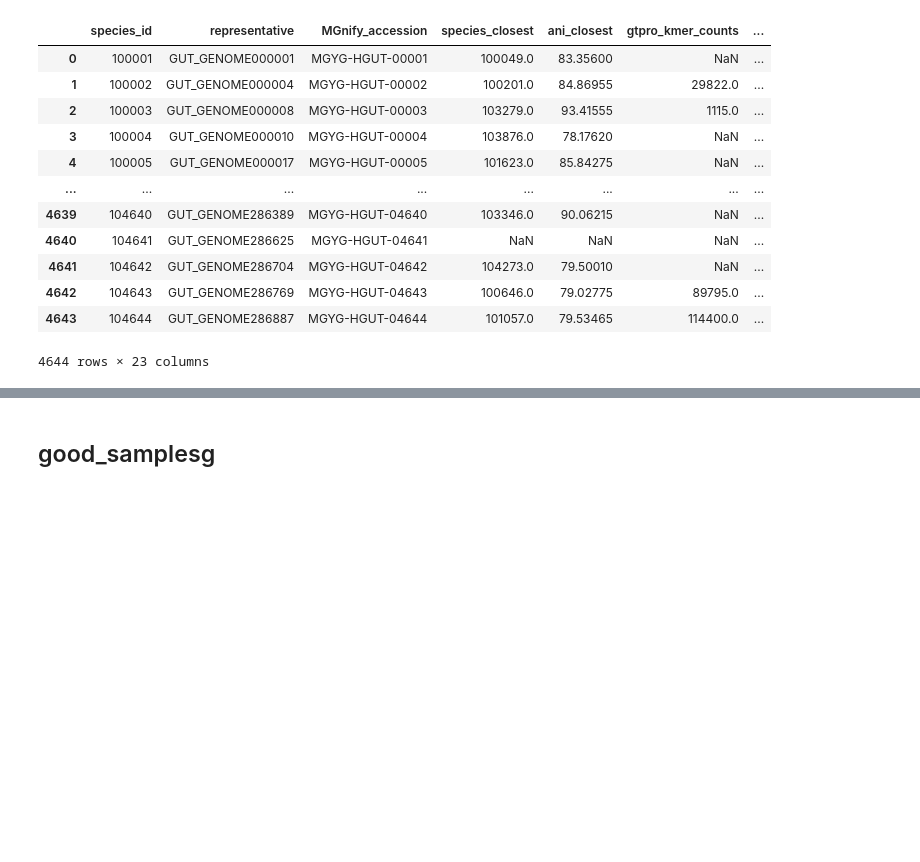
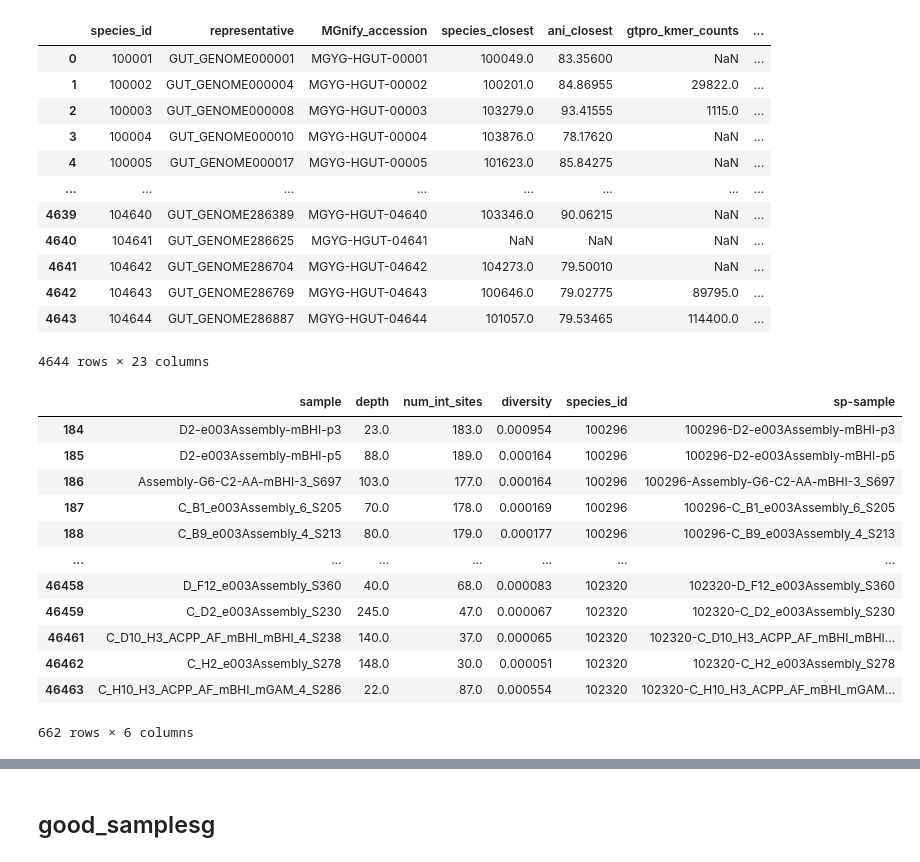
Before and after one commit to sophiejwalton/coalescence-pilot-mgx, a Jupyter notebook: workflow/analysis/initial_evolution_analysis.ipynb, the cells around one changed output, grey strips where cells are left out. Saved outputs shown, nothing was run; the diff lists cells and outputs as text; code cells hidden in the pictures; blank space fills up the shorter version.

```diff
--- a/workflow/analysis/initial_evolution_analysis.ipynb
+++ b/workflow/analysis/initial_evolution_analysis.ipynb
@@ -86,3 +84,19 @@ all_dfs_div=all_dfs_div.loc[all_dfs_div['diversity']<1e-3,:]
+# %%
+all_dfs_div
+# %% [output]
+|  | sample | depth | num_int_sites | diversity | species_id | sp-sample |
+| 184 | D2-e003Assembly-mBHI-p3 | 23.0 | 183.0 | 0.000954 | 100296 | 100296-D2-e003Assembly-mBHI-p3 |
+| 185 | D2-e003Assembly-mBHI-p5 | 88.0 | 189.0 | 0.000164 | 100296 | 100296-D2-e003Assembly-mBHI-p5 |
+| 186 | Assembly-G6-C2-AA-mBHI-3_S697 | 103.0 | 177.0 | 0.000164 | 100296 | 100296-Assembly-G6-C2-AA-mBHI-3_S697 |
+| 187 | C_B1_e003Assembly_6_S205 | 70.0 | 178.0 | 0.000169 | 100296 | 100296-C_B1_e003Assembly_6_S205 |
+| 188 | C_B9_e003Assembly_4_S213 | 80.0 | 179.0 | 0.000177 | 100296 | 100296-C_B9_e003Assembly_4_S213 |
+| ... | ... | ... | ... | ... | ... | ... |
+| 46458 | D_F12_e003Assembly_S360 | 40.0 | 68.0 | 0.000083 | 102320 | 102320-D_F12_e003Assembly_S360 |
+| 46459 | C_D2_e003Assembly_S230 | 245.0 | 47.0 | 0.000067 | 102320 | 102320-C_D2_e003Assembly_S230 |
+| 46461 | C_D10_H3_ACPP_AF_mBHI_mBHI_4_S238 | 140.0 | 37.0 | 0.000065 | 102320 | 102320-C_D10_H3_ACPP_AF_mBHI_mBHI... |
+| 46462 | C_H2_e003Assembly_S278 | 148.0 | 30.0 | 0.000051 | 102320 | 102320-C_H2_e003Assembly_S278 |
+| 46463 | C_H10_H3_ACPP_AF_mBHI_mGAM_4_S286 | 22.0 | 87.0 | 0.000554 | 102320 | 102320-C_H10_H3_ACPP_AF_mBHI_mGAM... |
+662 rows × 6 columns
 # %%
 fnames = glob('/Users/sophiewalton/git/coalescence-pilot-mgx/workflow/report/calculateFixedDiffsFastv3/*/*_fixed_diffs.csv')
 all_dfs = []
```
Also changed, not shown: parts of 21 cells of this notebook, 8 other files.
